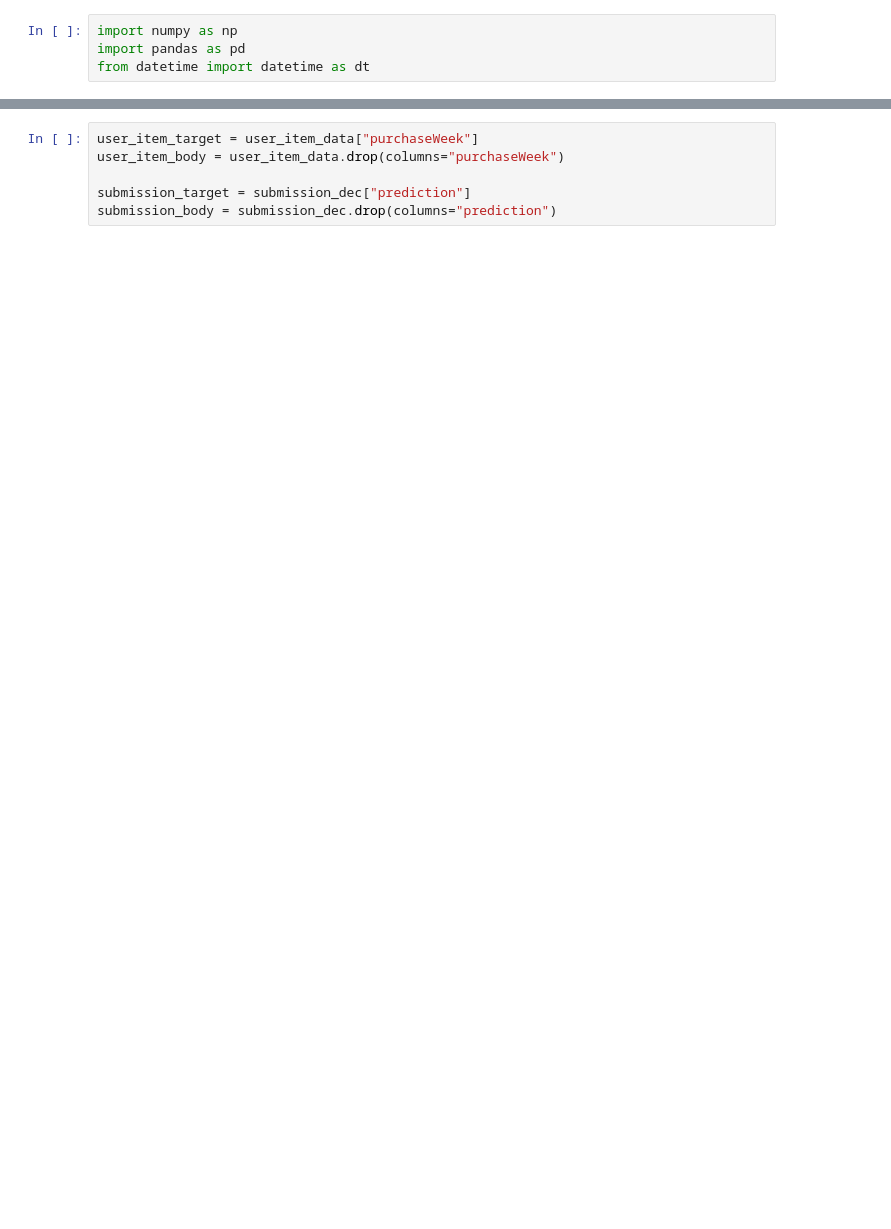
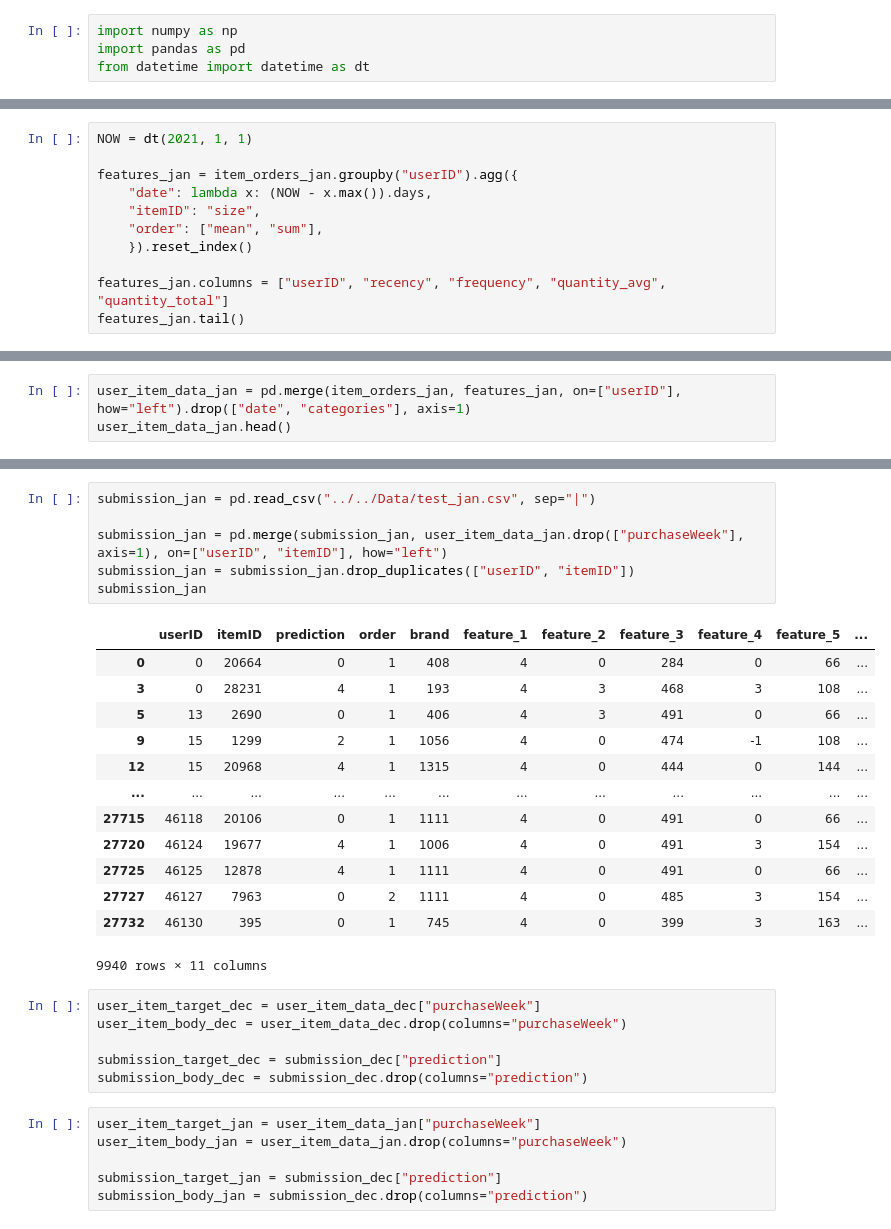
Before and after one commit to aldietri/Data-Mining-Cup-2022, a Jupyter notebook: EDA/Alex/Evaluation Example.ipynb, the cells around one changed output, grey strips where cells are left out. Cells and saved outputs as stored; diff of their text form; blank space fills up the shorter version.

```diff
--- a/EDA/Alex/Evaluation Example.ipynb
+++ b/EDA/Alex/Evaluation Example.ipynb
@@ -55,0 +59,11 @@ user_item_data = pd.merge(user_item_data, item_orders.drop(["date", "categories"
+# %%
+NOW = dt(2021, 1, 1)
+
+features_jan = item_orders_jan.groupby("userID").agg({
+    "date": lambda x: (NOW - x.max()).days,
+    "itemID": "size",
+    "order": ["mean", "sum"],
+    }).reset_index()
+
+features_jan.columns = ["userID", "recency", "frequency", "quantity_avg", "quantity_total"]
+features_jan.tail()
@@ -55,0 +87,3 @@ user_item_data = pd.merge(user_item_data, item_orders.drop(["date", "categories"
+# %%
+user_item_data_jan = pd.merge(item_orders_jan, features_jan, on=["userID"], how="left").drop(["date", "categories"], axis=1)
+user_item_data_jan.head()
@@ -77,9 +117,35 @@ submission_dec
+# %%
+submission_jan = pd.read_csv("../../Data/test_jan.csv", sep="|")
+
+submission_jan = pd.merge(submission_jan, user_item_data_jan.drop(["purchaseWeek"], axis=1), on=["userID", "itemID"], how="left")
+submission_jan = submission_jan.drop_duplicates(["userID", "itemID"])
+submission_jan
+# %% [output]
+|  | userID | itemID | prediction | order | brand | feature_1 | feature_2 | feature_3 | feature_4 | feature_5 | ... |
+| 0 | 0 | 20664 | 0 | 1 | 408 | 4 | 0 | 284 | 0 | 66 | ... |
+| 3 | 0 | 28231 | 4 | 1 | 193 | 4 | 3 | 468 | 3 | 108 | ... |
+| 5 | 13 | 2690 | 0 | 1 | 406 | 4 | 3 | 491 | 0 | 66 | ... |
+| 9 | 15 | 1299 | 2 | 1 | 1056 | 4 | 0 | 474 | -1 | 108 | ... |
+| 12 | 15 | 20968 | 4 | 1 | 1315 | 4 | 0 | 444 | 0 | 144 | ... |
+| ... | ... | ... | ... | ... | ... | ... | ... | ... | ... | ... | ... |
+| 27715 | 46118 | 20106 | 0 | 1 | 1111 | 4 | 0 | 491 | 0 | 66 | ... |
+| 27720 | 46124 | 19677 | 4 | 1 | 1006 | 4 | 0 | 491 | 3 | 154 | ... |
+| 27725 | 46125 | 12878 | 4 | 1 | 1111 | 4 | 0 | 491 | 0 | 66 | ... |
+| 27727 | 46127 | 7963 | 0 | 2 | 1111 | 4 | 0 | 485 | 3 | 154 | ... |
+| 27732 | 46130 | 395 | 0 | 1 | 745 | 4 | 0 | 399 | 3 | 163 | ... |
+9940 rows × 11 columns
 # %%
-user_item_target = user_item_data["purchaseWeek"]
-user_item_body = user_item_data.drop(columns="purchaseWeek")
+user_item_target_dec = user_item_data_dec["purchaseWeek"]
+user_item_body_dec = user_item_data_dec.drop(columns="purchaseWeek")
 
-submission_target = submission_dec["prediction"]
-submission_body = submission_dec.drop(columns="prediction")
+submission_target_dec = submission_dec["prediction"]
+submission_body_dec = submission_dec.drop(columns="prediction")
+# %%
+user_item_target_jan = user_item_data_jan["purchaseWeek"]
+user_item_body_jan = user_item_data_jan.drop(columns="purchaseWeek")
+
+submission_target_jan = submission_dec["prediction"]
+submission_body_jan = submission_dec.drop(columns="prediction")
 # %%
 # Temporal change of working directory to import function
 import os
```
Also changed, not shown: parts of 17 cells of this notebook, 23 other files.
